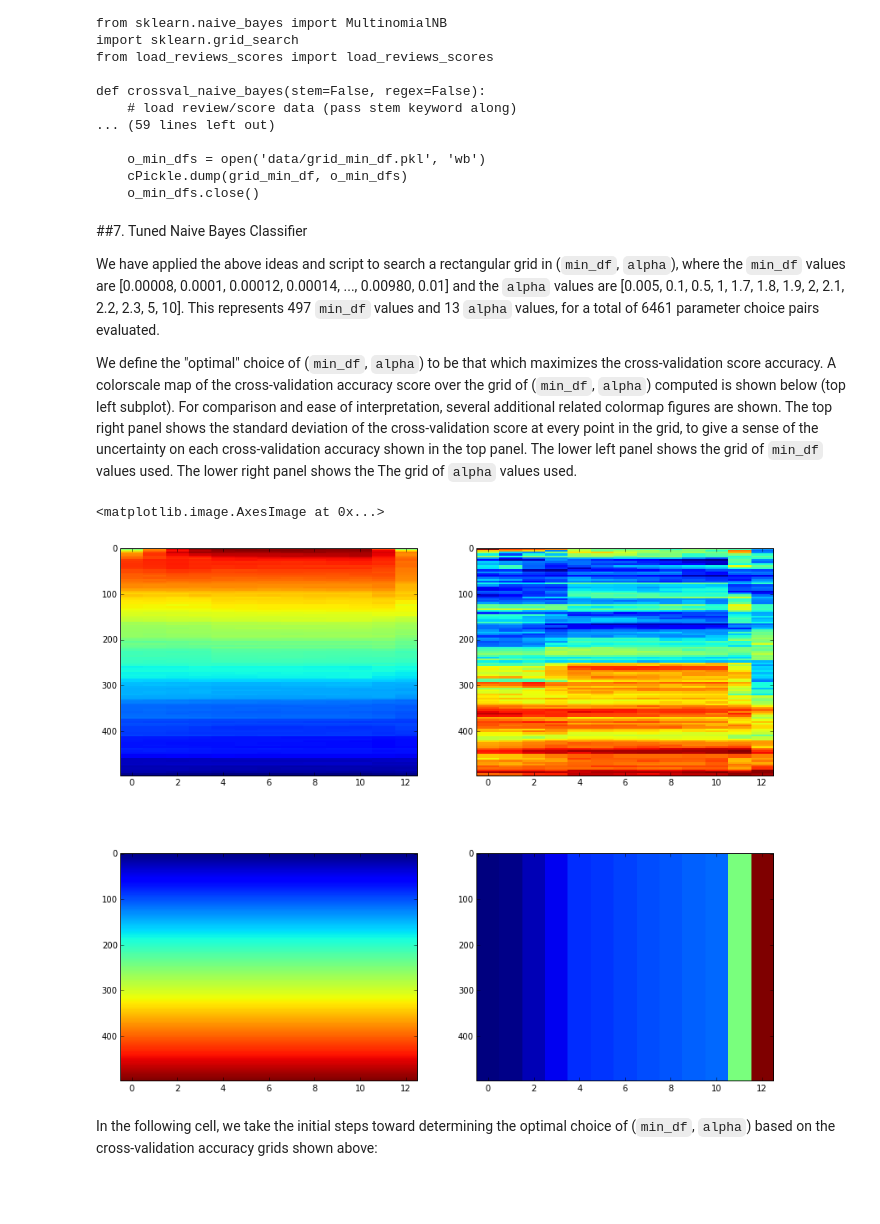
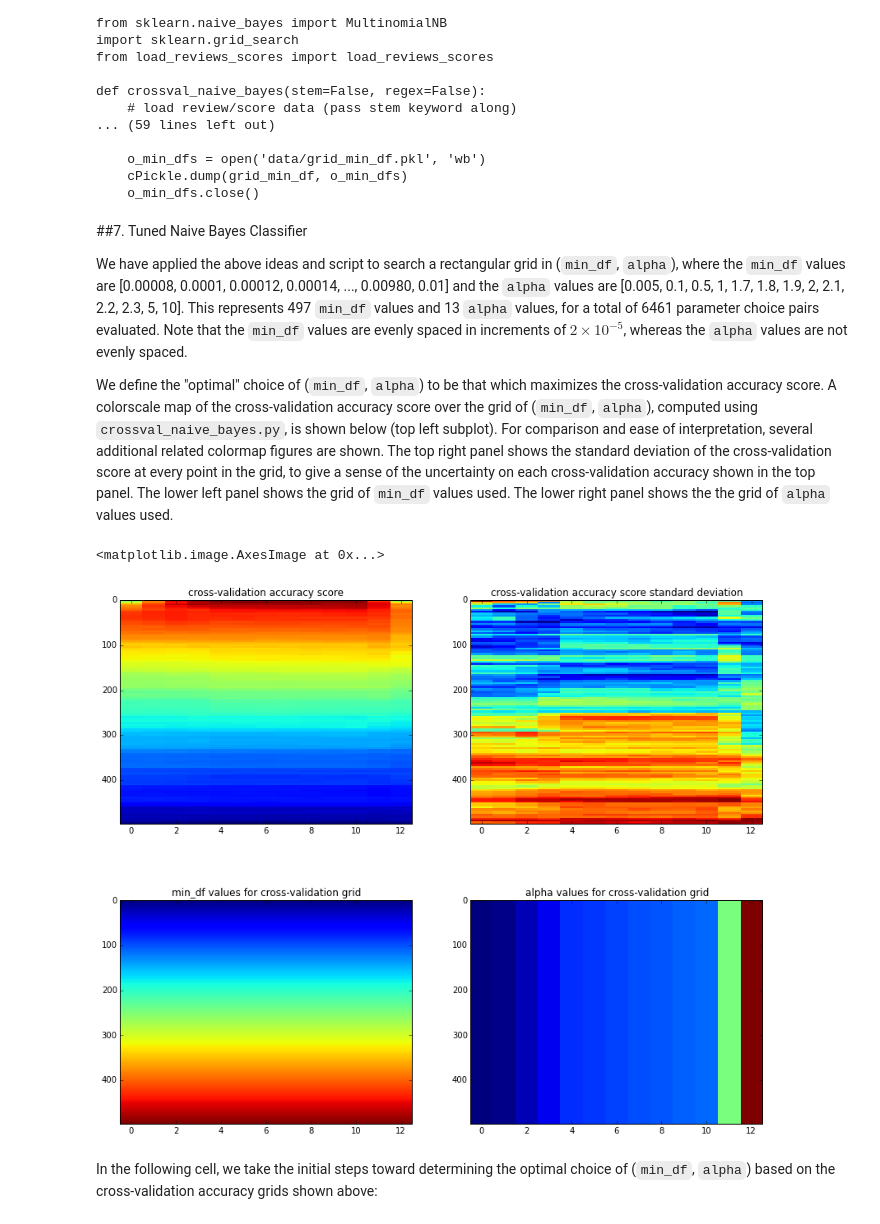
Before and after one commit to ameisner/ac209_project, a Jupyter notebook: pb_classification.ipynb, the cells around one changed output. Cells and saved outputs as stored; diff of their text form; code cells hidden in the pictures; blank space fills up the shorter version.

Commit message:
more clean-up of ML text and figures

```diff
--- a/pb_classification.ipynb
+++ b/pb_classification.ipynb
@@ -151,10 +151,9 @@ def crossval_naive_bayes(stem=False, regex=False):
 ##7. Tuned Naive Bayes Classifier
 
 We have applied the above ideas and script to search a rectangular grid in (`min_df`, `alpha`), where the `min_df` values are
-[0.00008, 0.0001, 0.00012, 0.00014, ..., 0.00980, 0.01] and the `alpha` values are [0.005, 0.1, 0.5, 1, 1.7, 1.8, 1.9, 2, 2.1, 2.2, 2.3, 5, 10]. This represents 497 `min_df` values and 13 `alpha` values, for a total of 6461 parameter choice pairs evaluated.
+[0.00008, 0.0001, 0.00012, 0.00014, ..., 0.00980, 0.01] and the `alpha` values are [0.005, 0.1, 0.5, 1, 1.7, 1.8, 1.9, 2, 2.1, 2.2, 2.3, 5, 10]. This represents 497 `min_df` values and 13 `alpha` values, for a total of 6461 parameter choice pairs evaluated. Note that the `min_df` values are evenly spaced in increments of $2\times10^{-5}$, whereas the `alpha` values are not evenly spaced.
 
-
-We define the "optimal" choice of (`min_df`, `alpha`) to be that which maximizes the cross-validation score accuracy. A colorscale map of the cross-validation accuracy score over the grid of (`min_df`, `alpha`) computed is shown below (top left subplot). For comparison and ease of interpretation, several additional related colormap figures are shown. The top right panel shows the standard deviation of the cross-validation score at every point in the grid, to give a sense of the uncertainty on each cross-validation accuracy shown in the top panel. The lower left panel shows the grid of `min_df` values used. The lower right panel shows the The grid of `alpha` values used.
+We define the "optimal" choice of (`min_df`, `alpha`) to be that which maximizes the cross-validation accuracy score. A colorscale map of the cross-validation accuracy score over the grid of (`min_df`, `alpha`), computed using `crossval_naive_bayes.py`, is shown below (top left subplot). For comparison and ease of interpretation, several additional related colormap figures are shown. The top right panel shows the standard deviation of the cross-validation score at every point in the grid, to give a sense of the uncertainty on each cross-validation accuracy shown in the top panel. The lower left panel shows the grid of `min_df` values used. The lower right panel shows the the grid of `alpha` values used.
 # %%
 cv_scores = cPickle.load(file('data/grid_cv_score.pkl'))
 cv_scores_std = cPickle.load(file('data/grid_score_std.pkl'))
@@ -163,21 +162,25 @@ min_df_grid = cPickle.load(file('data/grid_min_df.pkl'))
 # %%
 # also show "marginal" 1D views?
 
 plt.figure(figsize=(14,12))
 plt.subplot(2,2,1)
+plt.title('cross-validation accuracy score')
 plt.imshow(cv_scores, interpolation='nearest', aspect=0.02)
 
 plt.subplot(2,2,2)
+plt.title('cross-validation accuracy score standard deviation')
 plt.imshow(cv_scores_std, interpolation='nearest', aspect=0.02)
 
 plt.subplot(2,2,3)
+plt.title('min_df values for cross-validation grid')
 plt.imshow(min_df_grid, interpolation='nearest', aspect=0.02)
 
 plt.subplot(2,2,4)
+plt.title('alpha values for cross-validation grid')
 plt.imshow(alpha_grid, interpolation='nearest', aspect=0.02)
 # %% [output]
 <matplotlib.image.AxesImage at 0x...>
-[figure, old version]
+[figure, new version]
 # %% [markdown]
 In the following cell, we take the initial steps toward determining the optimal choice of (`min_df`, `alpha`) based on the cross-validation accuracy grids shown above:
 # %%
```
Also changed, not shown: parts of 5 cells of this notebook.
